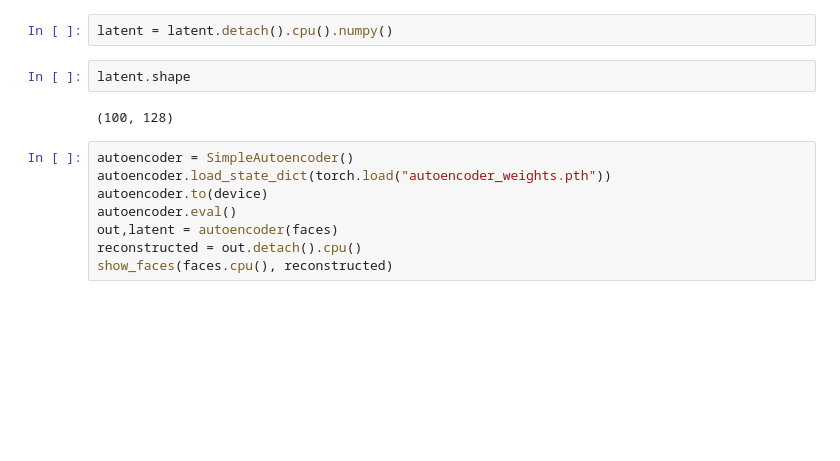
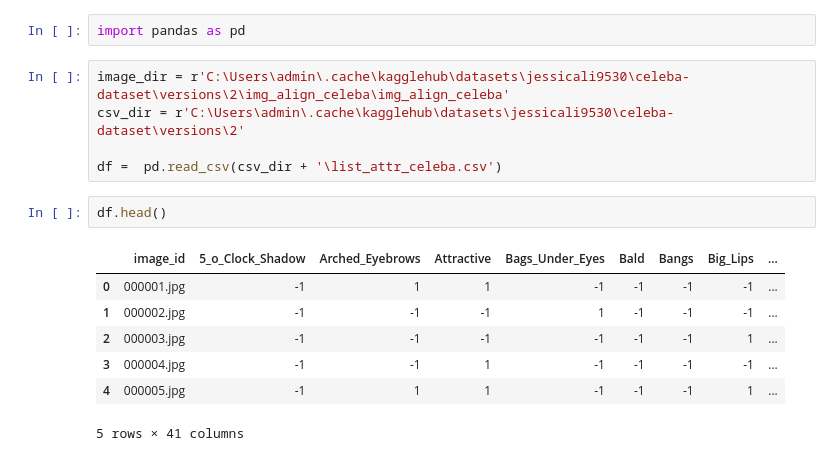
Before and after one commit to evgeniVenkov/avto_encoder, a Jupyter notebook: notebook.ipynb, the cells around one changed output. Cells and saved outputs as stored; diff of their text form; blank space fills up the shorter version.

```diff
--- a/notebook.ipynb
+++ b/notebook.ipynb
@@ -172,14 +1,17 @@ show_faces(faces.cpu(), reconstructed)
-# %%
-latent = latent.detach().cpu().numpy()
-# %%
-latent.shape
-# %% [output]
-(100, 128)
-# %%
-autoencoder = SimpleAutoencoder()
-autoencoder.load_state_dict(torch.load("autoencoder_weights.pth"))
-autoencoder.to(device)
-autoencoder.eval()
-out,latent = autoencoder(faces)
-reconstructed = out.detach().cpu()
-show_faces(faces.cpu(), reconstructed)
+# %%
+import pandas as pd
+# %%
+image_dir = r'C:\Users\admin\.cache\kagglehub\datasets\jessicali9530\celeba-dataset\versions\2\img_align_celeba\img_align_celeba'
+csv_dir = r'C:\Users\admin\.cache\kagglehub\datasets\jessicali9530\celeba-dataset\versions\2'
+
+df =  pd.read_csv(csv_dir + '\list_attr_celeba.csv')
+# %%
+df.head()
+# %% [output]
+|  | image_id | 5_o_Clock_Shadow | Arched_Eyebrows | Attractive | Bags_Under_Eyes | Bald | Bangs | Big_Lips | ... |
+| 0 | 000001.jpg | -1 | 1 | 1 | -1 | -1 | -1 | -1 | ... |
+| 1 | 000002.jpg | -1 | -1 | -1 | 1 | -1 | -1 | -1 | ... |
+| 2 | 000003.jpg | -1 | -1 | -1 | -1 | -1 | -1 | 1 | ... |
+| 3 | 000004.jpg | -1 | -1 | 1 | -1 | -1 | -1 | -1 | ... |
+| 4 | 000005.jpg | -1 | 1 | 1 | -1 | -1 | -1 | 1 | ... |
+5 rows × 41 columns
```
Also changed, not shown: parts of 12 cells of this notebook, 2 other files.
